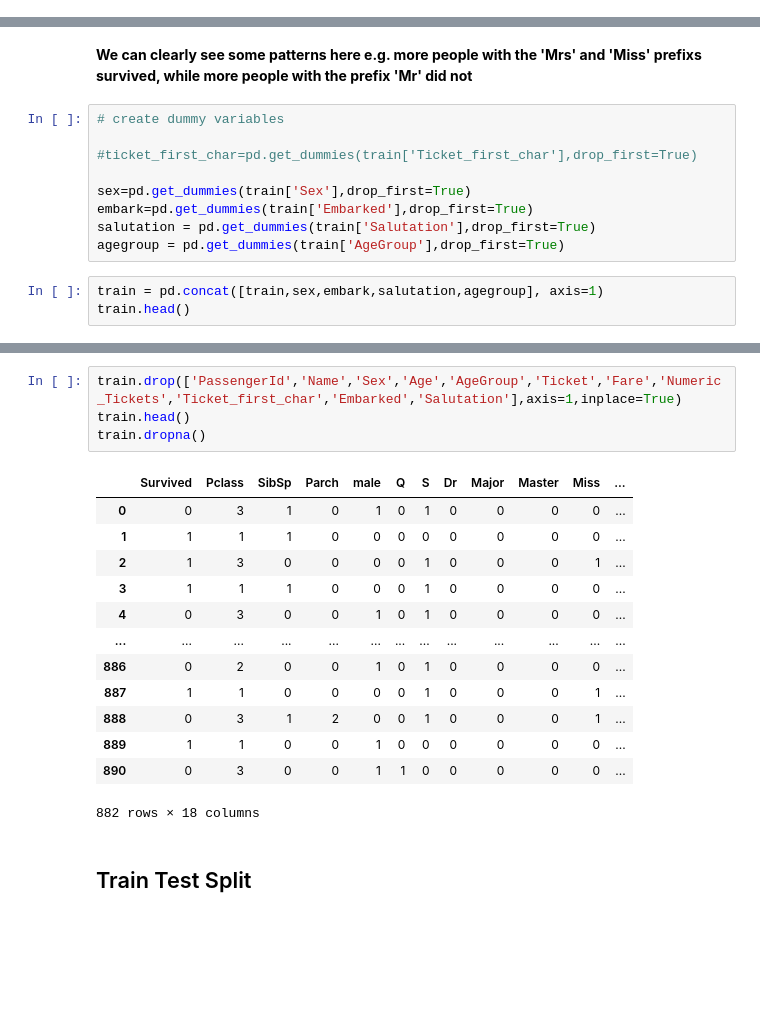
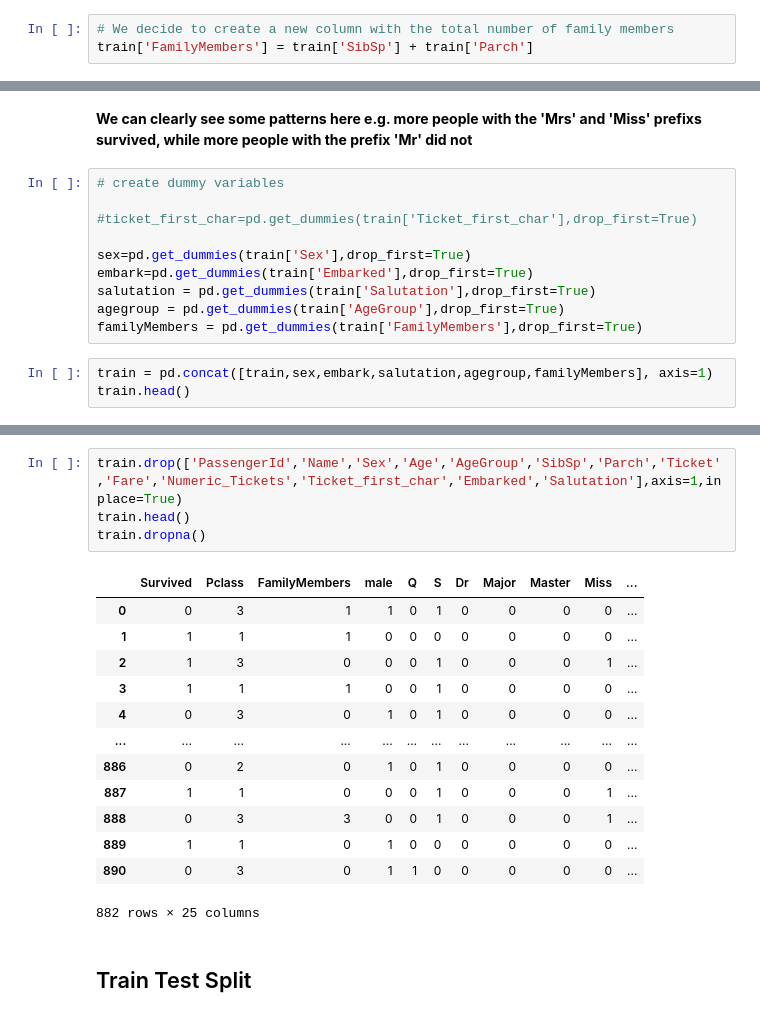
Before and after one commit to adamparkosidis/titanic-predictions-using-logistic-regression, a Jupyter notebook: Titanic - Predictions using Logistic Regression.ipynb, the cells around one changed output, grey strips where cells are left out. Saved outputs shown, nothing was run; the diff lists cells and outputs as text; blank space fills up the shorter version.

Commit message:
added new feautre : `FamilyMembers` column

```diff
--- a/Titanic - Predictions using Logistic Regression.ipynb
+++ b/Titanic - Predictions using Logistic Regression.ipynb
@@ -405,3 +405,6 @@ train.loc[829, 'Embarked'] = 'C'
 # %%
 # We decide to drop the Cabin column due to the fact that we miss the biggest part of the data
 train.drop('Cabin', axis=1, inplace=True)
+# %%
+# We decide to create a new column with the total number of family members
+train['FamilyMembers'] = train['SibSp'] + train['Parch']
@@ -462,8 +477,9 @@ sex=pd.get_dummies(train['Sex'],drop_first=True)
 embark=pd.get_dummies(train['Embarked'],drop_first=True)
 salutation = pd.get_dummies(train['Salutation'],drop_first=True)
 agegroup = pd.get_dummies(train['AgeGroup'],drop_first=True)
+familyMembers = pd.get_dummies(train['FamilyMembers'],drop_first=True)
 # %%
-train = pd.concat([train,sex,embark,salutation,agegroup], axis=1)
+train = pd.concat([train,sex,embark,salutation,agegroup,familyMembers], axis=1)
 train.head()
 # %% [output]
 |  | PassengerId | Survived | Pclass | Name | Sex | Age | SibSp | Parch | Ticket | Fare | ... |
@@ -476,21 +492,21 @@ train.head()
 # %%
-train.drop(['PassengerId','Name','Sex','Age','AgeGroup','Ticket','Fare','Numeric_Tickets','Ticket_first_char','Embarked','Salutation'],axis=1,inplace=True)
+train.drop(['PassengerId','Name','Sex','Age','AgeGroup','SibSp','Parch','Ticket','Fare','Numeric_Tickets','Ticket_first_char','Embarked','Salutation'],axis=1,inplace=True)
 train.head()
 train.dropna()
 # %% [output]
-|  | Survived | Pclass | SibSp | Parch | male | Q | S | Dr | Major | Master | Miss | ... |
-| 0 | 0 | 3 | 1 | 0 | 1 | 0 | 1 | 0 | 0 | 0 | 0 | ... |
-| 1 | 1 | 1 | 1 | 0 | 0 | 0 | 0 | 0 | 0 | 0 | 0 | ... |
-| 2 | 1 | 3 | 0 | 0 | 0 | 0 | 1 | 0 | 0 | 0 | 1 | ... |
-| 3 | 1 | 1 | 1 | 0 | 0 | 0 | 1 | 0 | 0 | 0 | 0 | ... |
-| 4 | 0 | 3 | 0 | 0 | 1 | 0 | 1 | 0 | 0 | 0 | 0 | ... |
-| ... | ... | ... | ... | ... | ... | ... | ... | ... | ... | ... | ... | ... |
-| 886 | 0 | 2 | 0 | 0 | 1 | 0 | 1 | 0 | 0 | 0 | 0 | ... |
-| 887 | 1 | 1 | 0 | 0 | 0 | 0 | 1 | 0 | 0 | 0 | 1 | ... |
-| 888 | 0 | 3 | 1 | 2 | 0 | 0 | 1 | 0 | 0 | 0 | 1 | ... |
-| 889 | 1 | 1 | 0 | 0 | 1 | 0 | 0 | 0 | 0 | 0 | 0 | ... |
-| 890 | 0 | 3 | 0 | 0 | 1 | 1 | 0 | 0 | 0 | 0 | 0 | ... |
+|  | Survived | Pclass | FamilyMembers | male | Q | S | Dr | Major | Master | Miss | ... |
+| 0 | 0 | 3 | 1 | 1 | 0 | 1 | 0 | 0 | 0 | 0 | ... |
+| 1 | 1 | 1 | 1 | 0 | 0 | 0 | 0 | 0 | 0 | 0 | ... |
+| 2 | 1 | 3 | 0 | 0 | 0 | 1 | 0 | 0 | 0 | 1 | ... |
+| 3 | 1 | 1 | 1 | 0 | 0 | 1 | 0 | 0 | 0 | 0 | ... |
+| 4 | 0 | 3 | 0 | 1 | 0 | 1 | 0 | 0 | 0 | 0 | ... |
+| ... | ... | ... | ... | ... | ... | ... | ... | ... | ... | ... | ... |
+| 886 | 0 | 2 | 0 | 1 | 0 | 1 | 0 | 0 | 0 | 0 | ... |
+| 887 | 1 | 1 | 0 | 0 | 0 | 1 | 0 | 0 | 0 | 1 | ... |
+| 888 | 0 | 3 | 3 | 0 | 0 | 1 | 0 | 0 | 0 | 1 | ... |
+| 889 | 1 | 1 | 0 | 1 | 0 | 0 | 0 | 0 | 0 | 0 | ... |
+| 890 | 0 | 3 | 0 | 1 | 1 | 0 | 0 | 0 | 0 | 0 | ... |
-882 rows × 18 columns
+882 rows × 25 columns
 # %% [markdown]
 ## Train Test Split
 # %%
```
Also changed, not shown: parts of 11 cells of this notebook.
